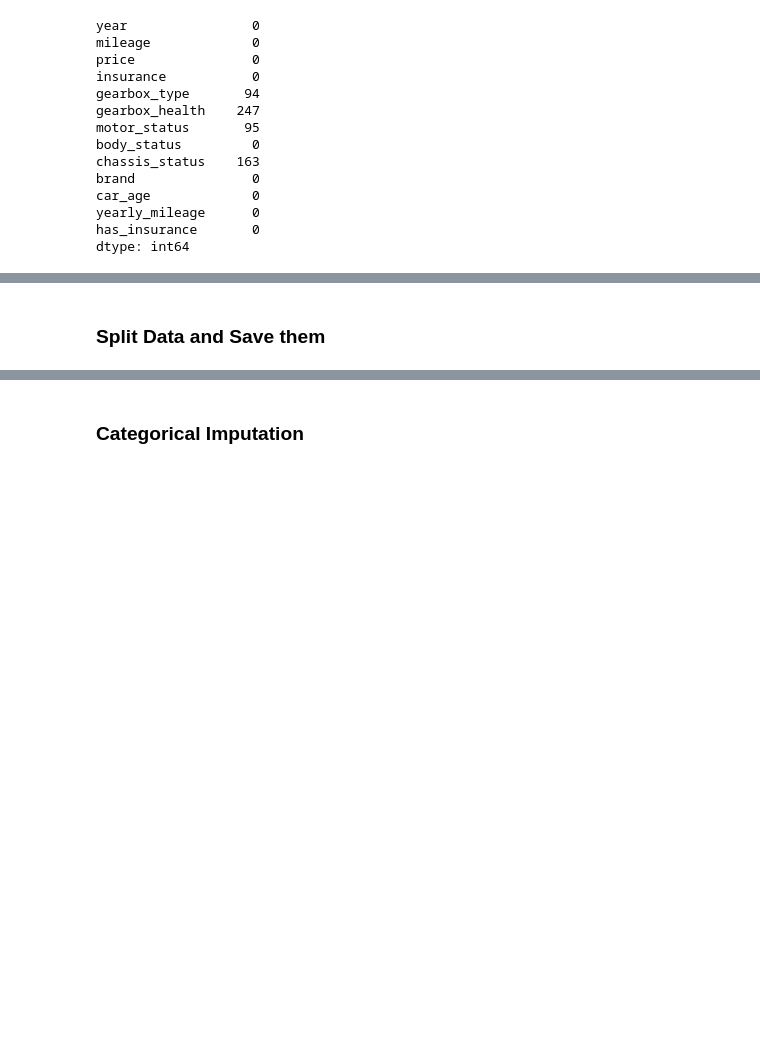
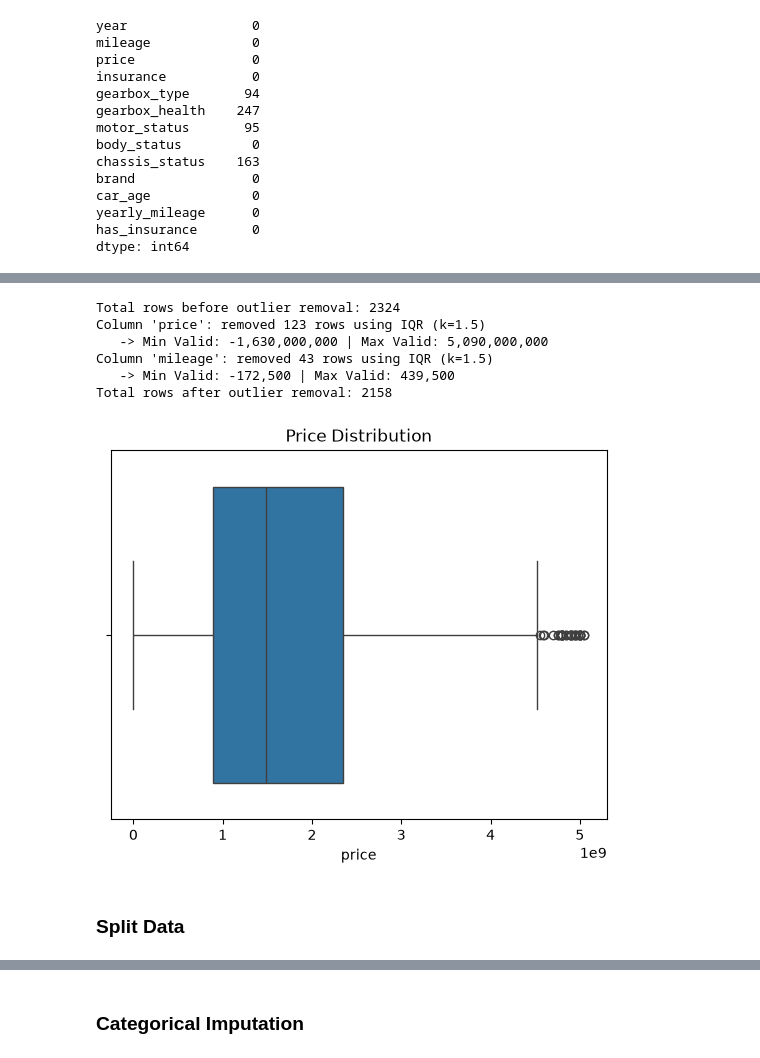
Before and after one commit to MAA5524/NeuroFuzzy-Car-Advisor, a Jupyter notebook: scraper/data_cleaner.ipynb, the cells around one changed output, grey strips where cells are left out. Saved outputs shown, nothing was run; the diff lists cells and outputs as text; code cells hidden in the pictures; blank space fills up the shorter version.

```diff
--- a/scraper/data_cleaner.ipynb
+++ b/scraper/data_cleaner.ipynb
@@ -399,5 +409,45 @@ dtype: int64
+# %%
+def remove_outliers_iqr(df, cols, k=1.5, verbose=True):
+    df_clean = df.copy()
+    for c in cols:
+        Q1 = df_clean[c].quantile(0.25)
+        Q3 = df_clean[c].quantile(0.75)
+        IQR = Q3 - Q1
+        lower = Q1 - k * IQR
+        upper = Q3 + k * IQR
+
+        before = len(df_clean)
+        # Drop rows outside the IQR bounds
+        df_clean = df_clean[(df_clean[c] >= lower) & (df_clean[c] <= upper)]
+        after = len(df_clean)
+
+        if verbose:
+            print(f"Column '{c}': removed {before-after} rows using IQR (k={k})")
+            print(f"   -> Min Valid: {lower:,.0f} | Max Valid: {upper:,.0f}")
+
+    return df_clean
+# %%
+# Applying it to price and mileage
+print("Total rows before outlier removal:", len(df))
+df = remove_outliers_iqr(df, cols=['price', 'mileage'], k=1.5)
+print("Total rows after outlier removal:", len(df))
+# %% [output]
+Total rows before outlier removal: 2324
+Column 'price': removed 123 rows using IQR (k=1.5)
+   -> Min Valid: -1,630,000,000 | Max Valid: 5,090,000,000
+Column 'mileage': removed 43 rows using IQR (k=1.5)
+   -> Min Valid: -172,500 | Max Valid: 439,500
+Total rows after outlier removal: 2158
+# %%
+import seaborn as sns
+import matplotlib.pyplot as plt
+sns.boxplot(x=df['price'])
+plt.title("Price Distribution")
+plt.show()
+# %% [output]
+[figure, added]
 # %% [markdown]
-### Split Data and Save them
+### Split Data
 # %%
 X = df.drop(columns=['price'])
 y = df['price']
```
Also changed, not shown: parts of 3 cells of this notebook, 32 other files.
